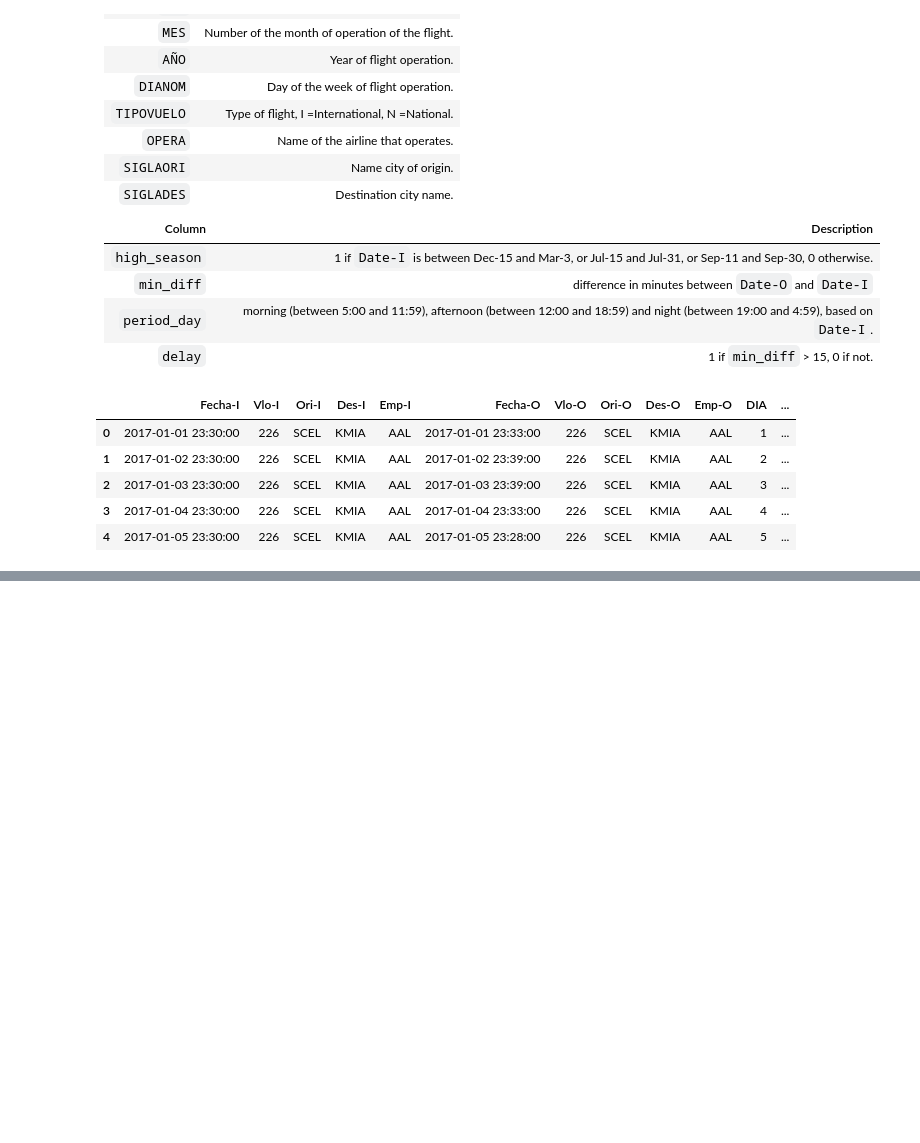
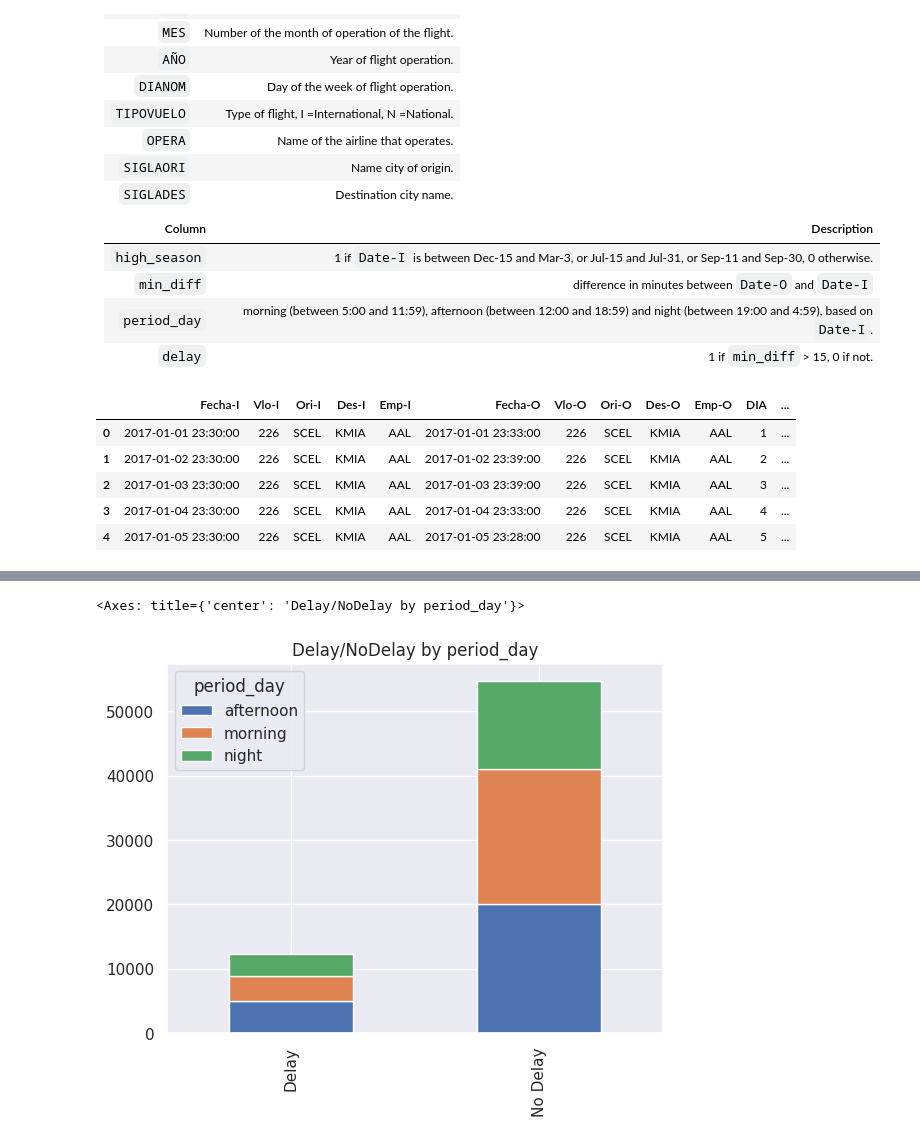
Before and after one commit to cristhianclx/66v, a Jupyter notebook: 04-02.ipynb, the cells around one changed output, grey strips where cells are left out. Drawn from its saved outputs; the diff is of its cells as text; code cells hidden in the pictures; blank space fills up the shorter version.

```diff
--- a/04-02.ipynb
+++ b/04-02.ipynb
@@ -49,0 +213,30 @@ data.head()
+# %%
+# |`period_day`|
+# morning (between 5:00 and 11:59)
+# afternoon (between 12:00 and 18:59)
+# night (between 19:00 and 4:59), based on `Date-I`.|
+
+from datetime import datetime
+
+def get_period_day(date):
+    date_time = datetime.strptime(date, "%Y-%m-%d %H:%M:%S").time()
+    morning_min = datetime.strptime("05:00", "%H:%M").time()
+    morning_max = datetime.strptime("11:59", "%H:%M").time()
+    afternoon_min = datetime.strptime("12:00", "%H:%M").time()
+    afternoon_max = datetime.strptime("18:59", "%H:%M").time()
+    evening_min = datetime.strptime("19:00", "%H:%M").time()
+    evening_max = datetime.strptime("23:59", "%H:%M").time()
+    night_min = datetime.strptime("00:00", "%H:%M").time()
+    night_max = datetime.strptime("04:59", "%H:%M").time()
+    if date_time > morning_min and date_time < morning_max:
+        return "morning"
+    elif date_time > afternoon_min and date_time < afternoon_max:
+        return "afternoon"
+    elif (
+        (date_time > evening_min and date_time < evening_max) or
+        (date_time > night_min and date_time < night_max)
+    ):
+        return "night"
+
+
+data["period_day"] = data["Fecha-I"].apply(get_period_day)
@@ -49,0 +253,13 @@ data.head()
+# %%
+period_day_by_delay = data[data["delay"]==1]["period_day"].value_counts()
+period_day_by_delay.head()
+
+period_day_by_not_delay = data[data["delay"]==0]["period_day"].value_counts()
+period_day_by_not_delay.head()
+
+df_by_period_day = pd.DataFrame([period_day_by_delay, period_day_by_not_delay])
+df_by_period_day.index = ["Delay", "No Delay"]
+df_by_period_day.plot(kind="bar", stacked=True, title="Delay/NoDelay by period_day")
+# %% [output]
+<Axes: title={'center': 'Delay/NoDelay by period_day'}>
+[figure, added]
```
Also changed, not shown: parts of 15 cells of this notebook.
